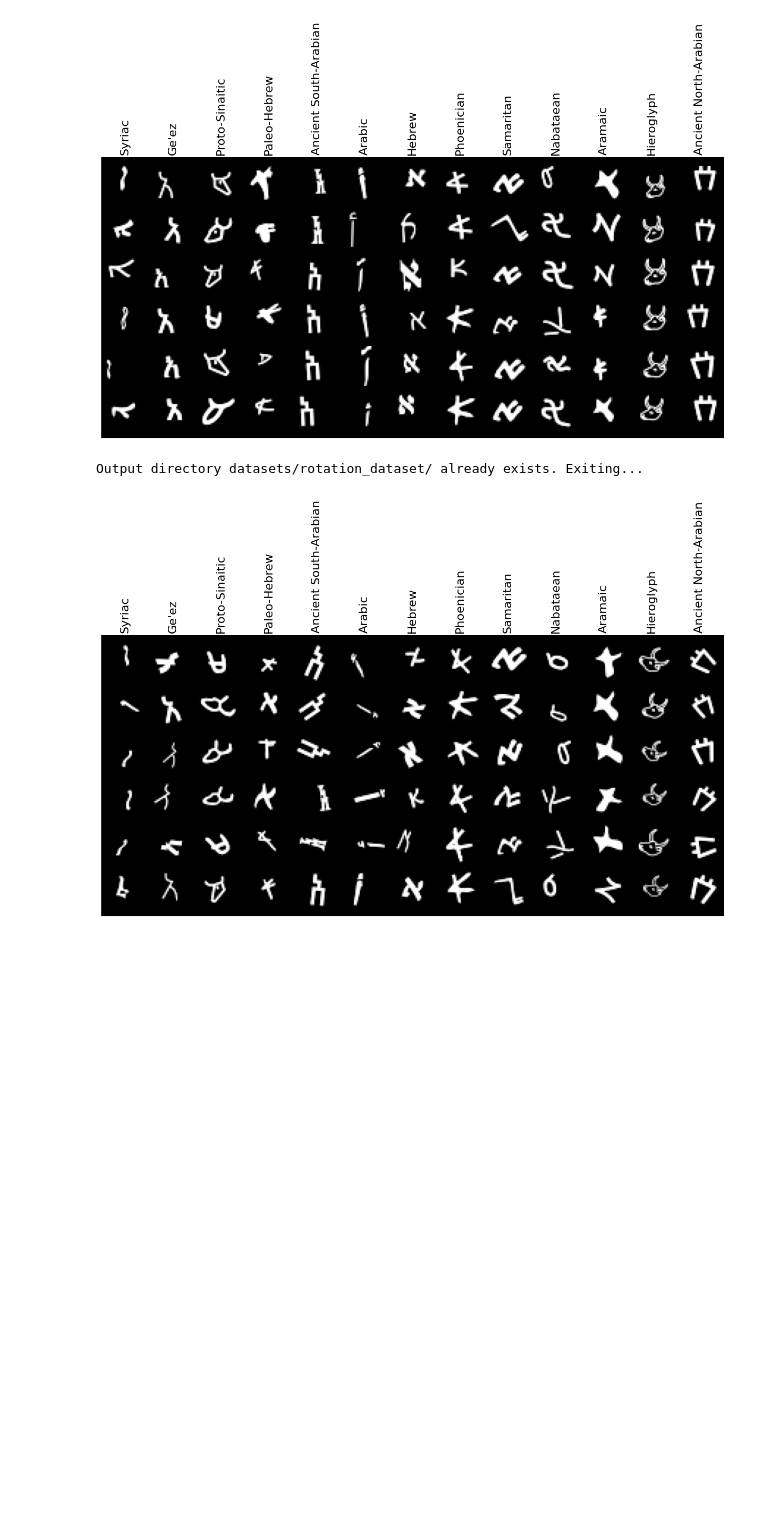
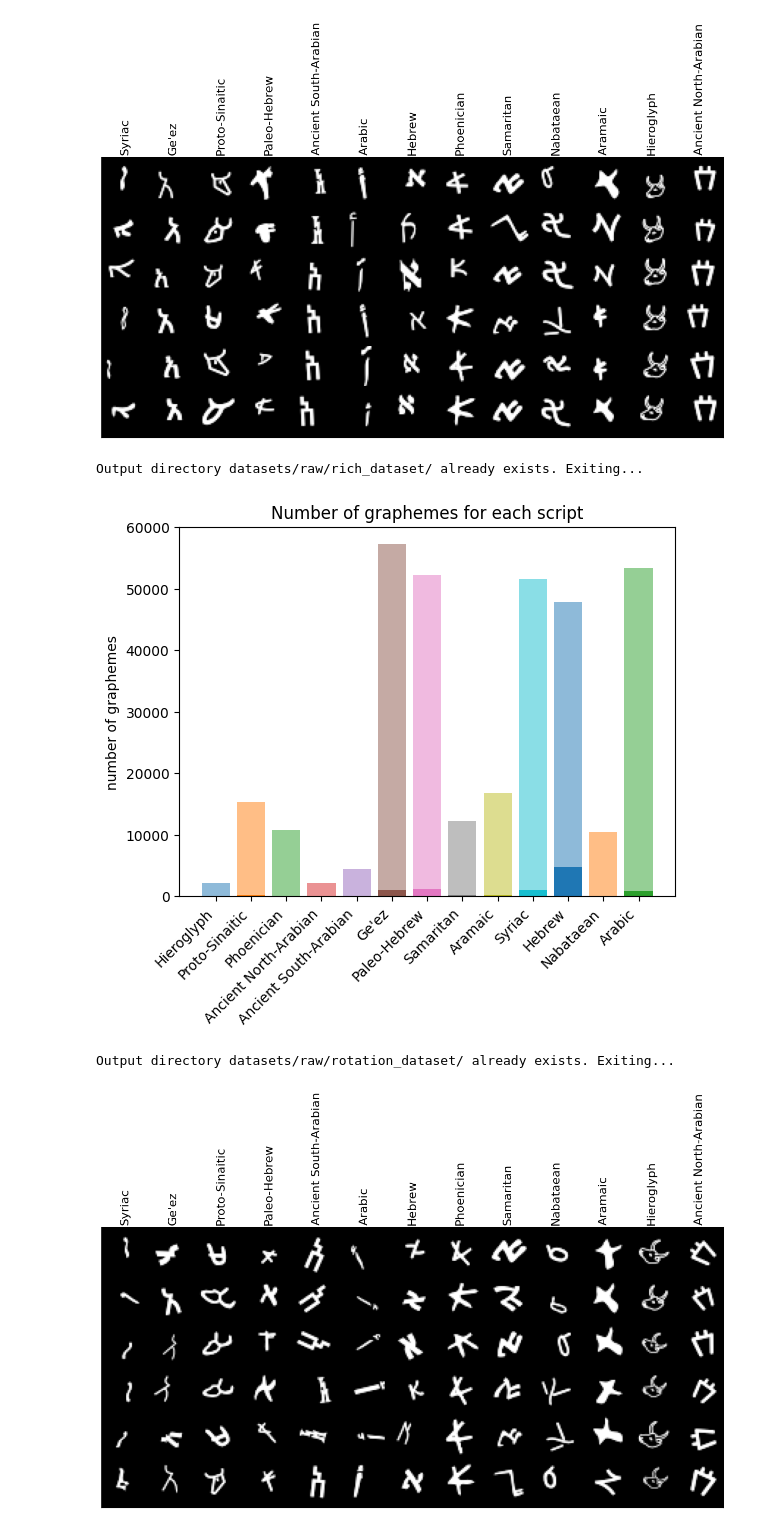
Before and after one commit to bensapirstein/DeepGraphemics, a Jupyter notebook: 1_data_augmentation.ipynb, the cells around one changed output. Cells and saved outputs as stored; diff of their text form; code cells hidden in the pictures; blank space fills up the shorter version.

Commit message:
added zipped datasets

```diff
--- a/1_data_augmentation.ipynb
+++ b/1_data_augmentation.ipynb
@@ -107,8 +107,23 @@ class_data = gather_data_by_class(moderate_dataset, M, len(moderate_dataset.clas
 plot_images_in_grid(class_data, M)
 # %% [output]
 [figure]
+# %%
+# repeat the data augmentation process 10 times to have a bigger dataset.
+dataset_dir = "datasets/raw/rich_dataset/"
+dataset_generator = DatasetGenerator(font_encoding_file, dataset_dir, fonts_dir,
+                                     selected_scripts=selected_scripts,
+                                     translate=True,
+                                     rotation_dist=(0,5),
+                                     sizes=range(20, 26),
+                                     repetitions=10,
+                                     max_augmentations=10)
+dataset_generator.generate_dataset()
+dataset_generator.plot_graphemes_count()
+# %% [output]
+Output directory datasets/raw/rich_dataset/ already exists. Exiting...
+[figure, added]
 # %%
-dataset_dir = "datasets/rotation_dataset/"
+dataset_dir = "datasets/raw/rotation_dataset/"
 dataset_generator = DatasetGenerator(font_encoding_file, dataset_dir, fonts_dir,
                                      selected_scripts=selected_scripts,
                                      translate=True,
@@ -118,7 +133,7 @@ dataset_generator = DatasetGenerator(font_encoding_file, dataset_dir, fonts_dir,
 dataset_generator.generate_dataset()
 rotations_dataset = GraphemesDataset(dataset_dir, by_letter='aleph', test_size=1)
 # %% [output]
-Output directory datasets/rotation_dataset/ already exists. Exiting...
+Output directory datasets/raw/rotation_dataset/ already exists. Exiting...
 # %%
 M = 6
 class_data = gather_data_by_class(rotations_dataset, M, len(rotations_dataset.classes))
```
Also changed, not shown: parts of 3 cells of this notebook, 6 other files.
